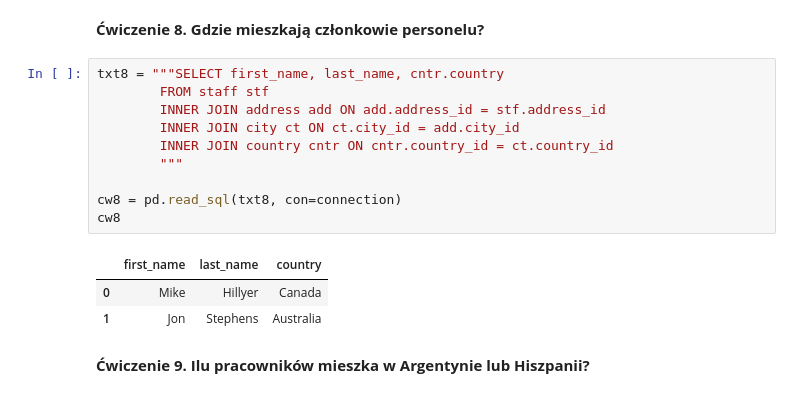
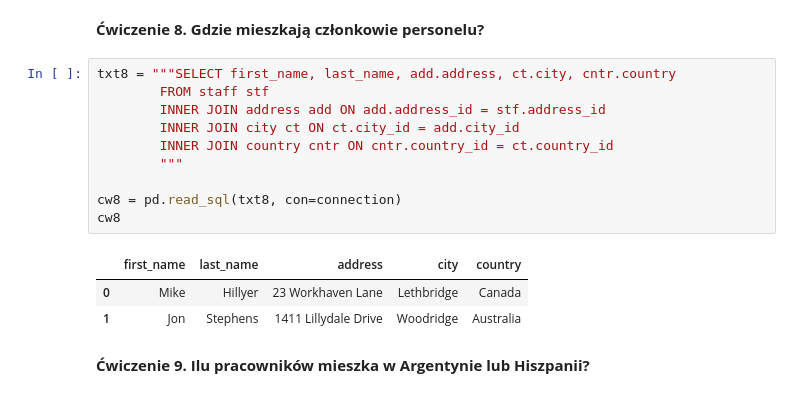
Before and after one commit to wkajen/kajetanwalawski, a Jupyter notebook: L2_KajetanWalawski.ipynb, the cells around one changed output. Drawn from its saved outputs; the diff is of its cells as text.

```diff
--- a/L2_KajetanWalawski.ipynb
+++ b/L2_KajetanWalawski.ipynb
@@ -139,19 +147,19 @@ cw7
 # %% [markdown]
 **Ćwiczenie 8. Gdzie mieszkają członkowie personelu?**
 # %%
-txt8 = """SELECT first_name, last_name, cntr.country
+txt8 = """SELECT first_name, last_name, add.address, ct.city, cntr.country
         FROM staff stf
         INNER JOIN address add ON add.address_id = stf.address_id
         INNER JOIN city ct ON ct.city_id = add.city_id
         INNER JOIN country cntr ON cntr.country_id = ct.country_id
         """
 
 cw8 = pd.read_sql(txt8, con=connection)
 cw8
 # %% [output]
-|  | first_name | last_name | country |
-| 0 | Mike | Hillyer | Canada |
-| 1 | Jon | Stephens | Australia |
+|  | first_name | last_name | address | city | country |
+| 0 | Mike | Hillyer | 23 Workhaven Lane | Lethbridge | Canada |
+| 1 | Jon | Stephens | 1411 Lillydale Drive | Woodridge | Australia |
 # %% [markdown]
 **Ćwiczenie 9. Ilu pracowników mieszka w Argentynie lub Hiszpanii?**
 # %%
```
Also changed, not shown: parts of 2 cells of this notebook.
